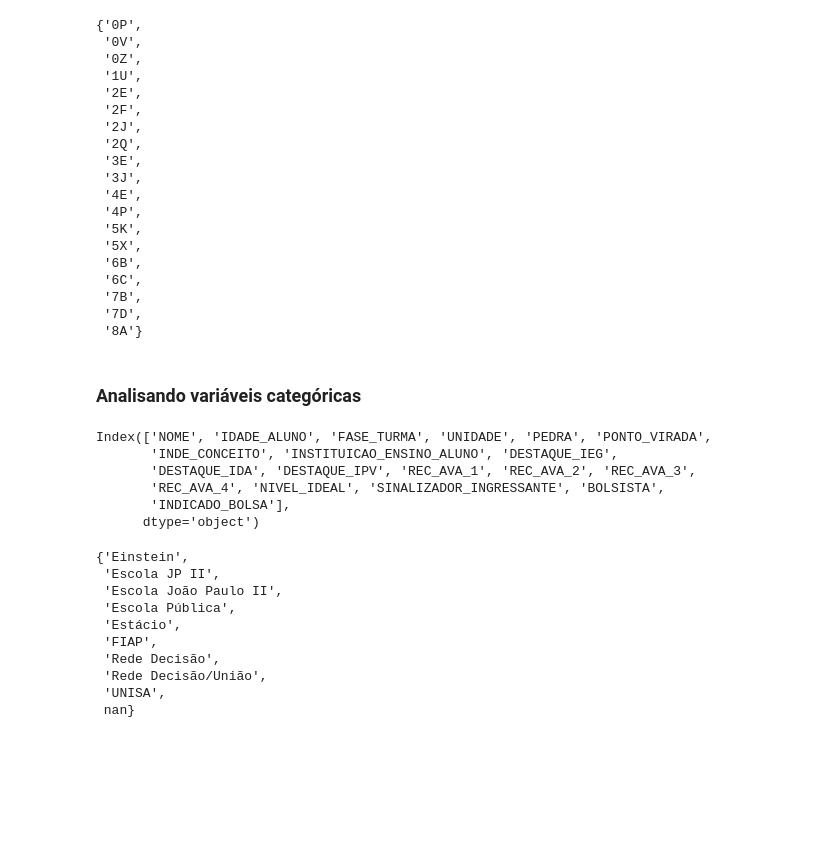
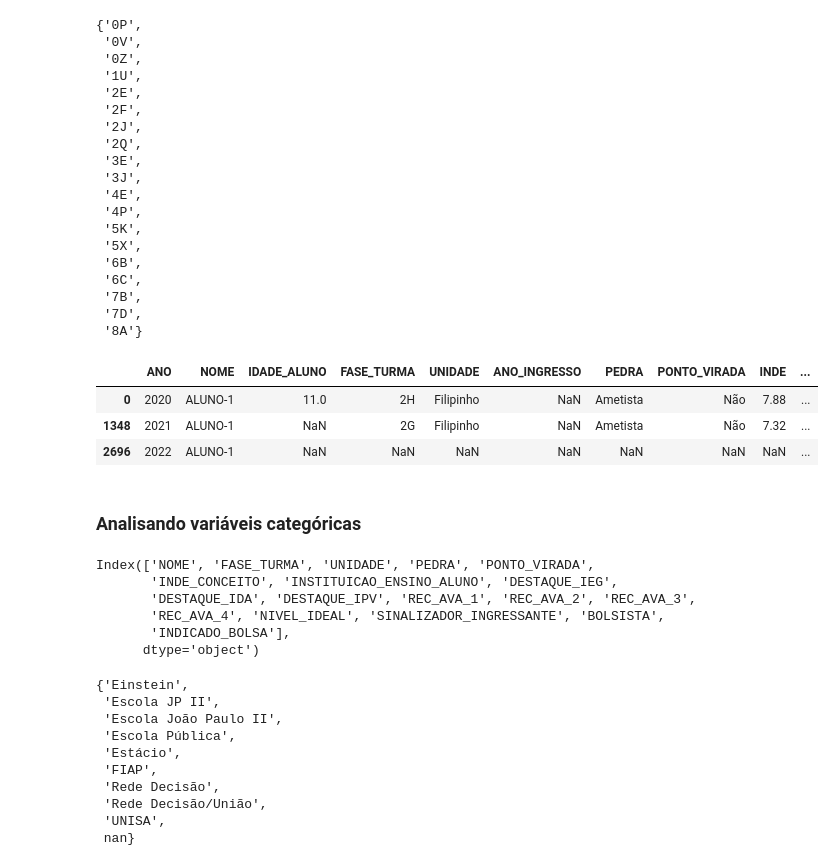
Before and after one commit to jorgeplatero/postech_techchallenge_fase_5, a Jupyter notebook: techchallenge_fase_5.ipynb, the cells around one changed output. Saved outputs shown, nothing was run; the diff lists cells and outputs as text; code cells hidden in the pictures; blank space fills up the shorter version.

```diff
--- a/techchallenge_fase_5.ipynb
+++ b/techchallenge_fase_5.ipynb
@@ -375,9 +380,16 @@ df['QTD_AVAL_2020'] = np.nan
 df['BOLSISTA_2020'] = np.nan
 df['INDICADO_BOLSA_2020'] = np.nan
 df['ANO_INGRESSO_2020'] = np.nan
+df['IDADE_ALUNO_2020'] = df['IDADE_ALUNO_2020'].astype(float)
 
 #2021
-df['IDADE_ALUNO_2021'] = np.nan
+idade_aluno_2021 = []
+for i in range(len(df['IDADE_ALUNO_2020'])):
+    if df['SINALIZADOR_INGRESSANTE_2021'][i] == 'Veterano':
+        idade_aluno_2021.append(df['IDADE_ALUNO_2020'][i] + 1)
+    else:
+        idade_aluno_2021.append(np.nan)
+df['IDADE_ALUNO_2021'] = idade_aluno_2021
 anos_pm_2021 = []
 for i in range(len(df['ANOS_PM_2020'])):
     if df['SINALIZADOR_INGRESSANTE_2021'][i] == 'Ingressante':
@@ -387,7 +399,6 @@ for i in range(len(df['ANOS_PM_2020'])):
     else:
         anos_pm_2021.append(df['ANOS_PM_2020'][i] + 1)
 df['ANOS_PM_2021'] = anos_pm_2021
-df['ANOS_PM_2021'] = np.nan
 df['INDE_CONCEITO_2021'] = np.nan
 df['DESTAQUE_IEG_2021'] = np.nan
 df['DESTAQUE_IDA_2021'] = np.nan
@@ -407,7 +418,6 @@ df["FASE_2021"] = df["FASE_2021"].fillna(10)
 df["FASE_2021"] = df["FASE_2021"].astype(int)
 df["FASE_2021"] = df["FASE_2021"].astype(str).str.replace('10', 'none')
 df["TURMA_2021"] = df["TURMA_2021"].fillna('none')
-#df["FASE_2021"] = df["FASE_2021"].str.replace(10, 'NaN')
 for i in range(len(df['TURMA_2021'])):
     if df['TURMA_2021'][i] != 'none' or df["FASE_2021"][i] != 'none':
         fase_turma_2021.append(f'{df["FASE_2021"][i]}{df["TURMA_2021"][i]}')
@@ -419,16 +429,16 @@ df.drop('FASE_2021', axis=1, inplace=True)
 df.drop('TURMA_2021', axis=1, inplace=True)
 
 #2022
-anos_pm_2022 = []
-for i in range(len(df['ANOS_PM_2021'])):
-    if df['SINALIZADOR_INGRESSANTE_2021'][i] == None:
-        anos_pm_2022.append(0)
-    else:
-        anos_pm_2022.append(df['ANOS_PM_2021'][i] + 1)
-df['ANOS_PM_2022'] = anos_pm_2022
+df['ANOS_PM_2022'] =  2022 - df['ANO_INGRESSO_2022']
 df['INSTITUICAO_ENSINO_ALUNO_2022'] = np.nan
 df['INDE_CONCEITO_2022'] = np.nan
-df['IDADE_ALUNO_2022'] = np.nan
+idade_aluno_2022 = []
+for i in range(len(df['IDADE_ALUNO_2020'])):
+    if df['SINALIZADOR_INGRESSANTE_2021'][i] == 'Veterano':
+        idade_aluno_2022.append(df['IDADE_ALUNO_2020'][i] + 2)
+    else:
+        idade_aluno_2022.append(np.nan)
+df['IDADE_ALUNO_2022'] = idade_aluno_2022
 df['DEFASAGEM_2022'] = np.nan
 df['SINALIZADOR_INGRESSANTE_2022'] = np.nan
 fase_turma_2021 = []
@@ -436,7 +446,6 @@ df["FASE_2022"] = df["FASE_2022"].fillna(10)
 df["FASE_2022"] = df["FASE_2022"].astype(int)
 df["FASE_2022"] = df["FASE_2022"].astype(str).str.replace('10', 'none')
 df["TURMA_2022"] = df["TURMA_2022"].fillna('none')
-#df["FASE_2021"] = df["FASE_2021"].str.replace(10, 'NaN')
 for i in range(len(df['TURMA_2022'])):
     if df['TURMA_2022'][i] != 'none' or df["FASE_2022"][i] != 'none':
         fase_turma_2021.append(f'{df["FASE_2022"][i]}{df["TURMA_2022"][i]}')
@@ -568,13 +584,20 @@ set(df[df['UNIDADE'].isna() & ~df['FASE_TURMA'].isna()]['FASE_TURMA'])
  '8A'}
 # %%
 df.to_csv('dados/pede_passos_dataset_fiap_limpo.csv', index=False)
+# %%
+df[df['NOME'] == 'ALUNO-1']
+# %% [output]
+|  | ANO | NOME | IDADE_ALUNO | FASE_TURMA | UNIDADE | ANO_INGRESSO | PEDRA | PONTO_VIRADA | INDE | ... |
+| 0 | 2020 | ALUNO-1 | 11.0 | 2H | Filipinho | NaN | Ametista | Não | 7.88 | ... |
+| 1348 | 2021 | ALUNO-1 | NaN | 2G | Filipinho | NaN | Ametista | Não | 7.32 | ... |
+| 2696 | 2022 | ALUNO-1 | NaN | NaN | NaN | NaN | NaN | NaN | NaN | ... |
 # %% [markdown]
 ### Analisando variáveis categóricas
 # %%
 #colunas categóricas
 df[df.select_dtypes(include=[object]).columns].columns
 # %% [output]
-Index(['NOME', 'IDADE_ALUNO', 'FASE_TURMA', 'UNIDADE', 'PEDRA', 'PONTO_VIRADA',
+Index(['NOME', 'FASE_TURMA', 'UNIDADE', 'PEDRA', 'PONTO_VIRADA',
        'INDE_CONCEITO', 'INSTITUICAO_ENSINO_ALUNO', 'DESTAQUE_IEG',
        'DESTAQUE_IDA', 'DESTAQUE_IPV', 'REC_AVA_1', 'REC_AVA_2', 'REC_AVA_3',
        'REC_AVA_4', 'NIVEL_IDEAL', 'SINALIZADOR_INGRESSANTE', 'BOLSISTA',
```
Also changed, not shown: parts of 3 cells of this notebook, 1 other file.
